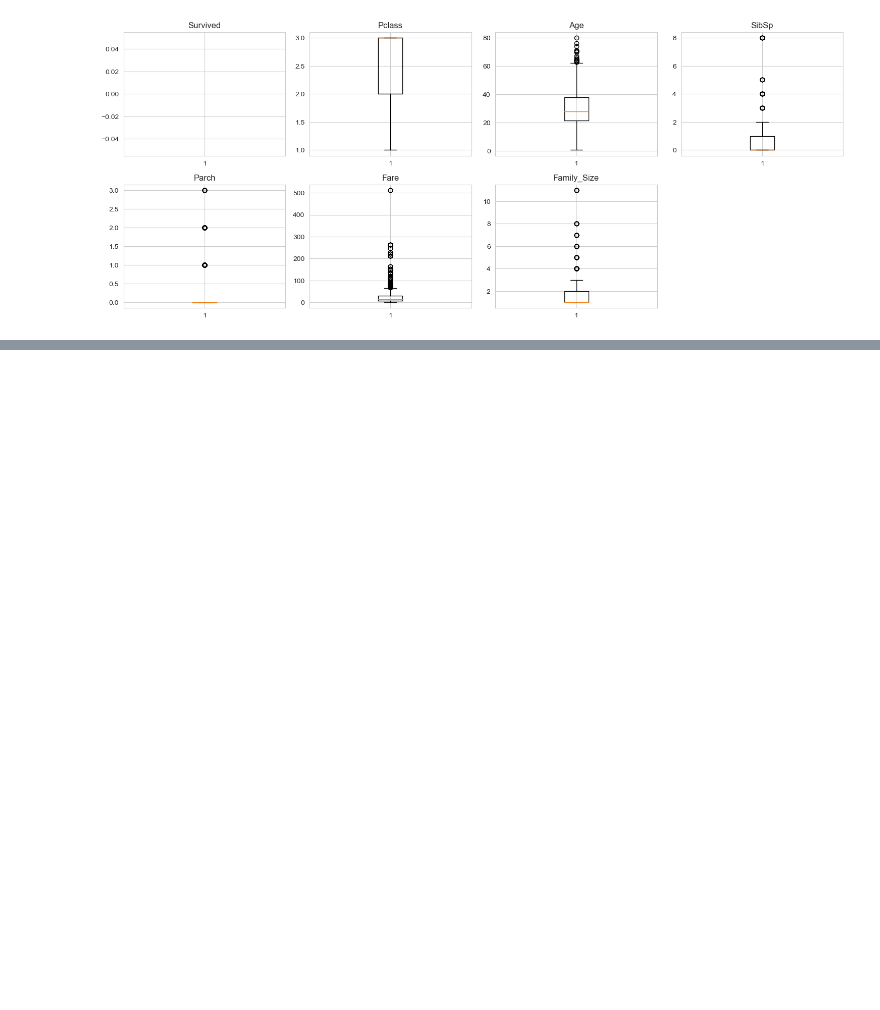
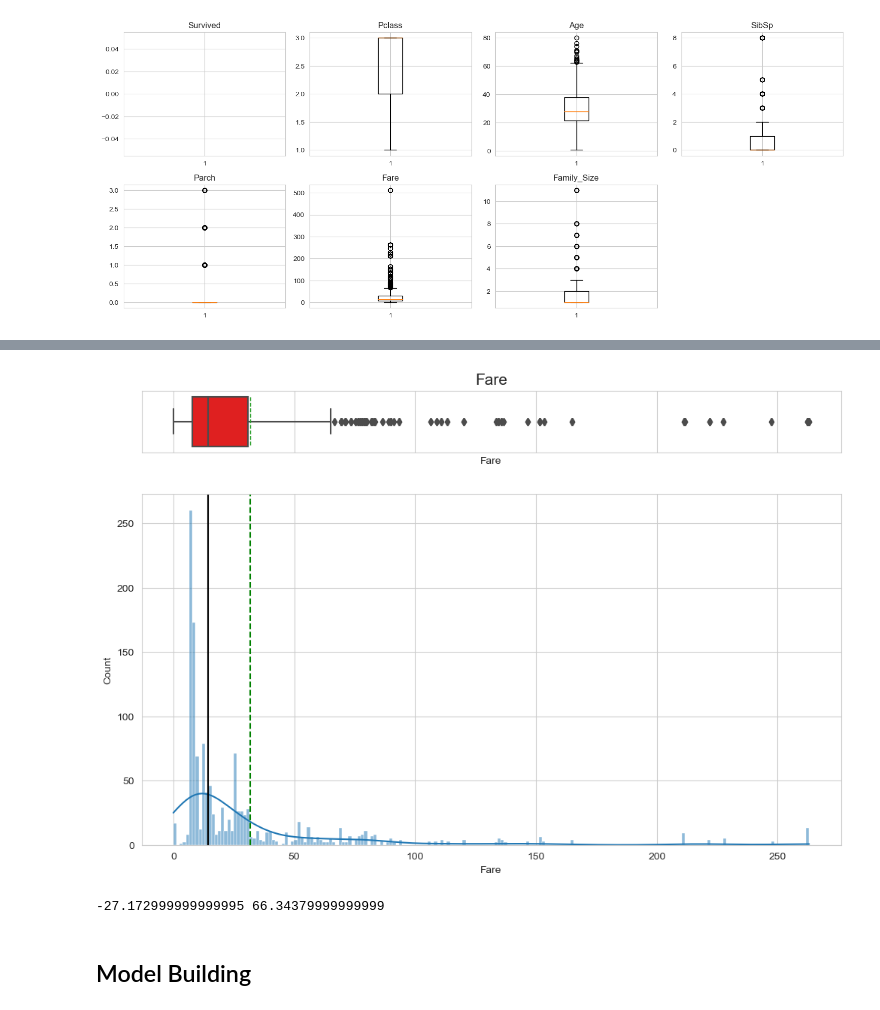
Before and after one commit to ArthurXia1031/Data_Science_Project, a Jupyter notebook: machine_learning/Supervised_Learning/Titanic/Titanic_ML.ipynb, the cells around one changed output, grey strips where cells are left out. Drawn from its saved outputs; the diff is of its cells as text; code cells hidden in the pictures; blank space fills up the shorter version.

```diff
--- a/machine_learning/Supervised_Learning/Titanic/Titanic_ML.ipynb
+++ b/machine_learning/Supervised_Learning/Titanic/Titanic_ML.ipynb
@@ -922,0 +941,20 @@ plt.show()
+# %%
+histogram_boxplot(full.loc[full['Fare'] < 500], 'Fare', kde=True, bins=200)
+# %% [output]
+[figure, added]
+# %%
+# We are going to set the IQR to 1.5, and remove the outliers
+
+Q1 = full.Fare.quantile(0.25)
+Q3 = full.Fare.quantile(0.75)
+
+IQR = Q3 - Q1
+
+lower_bound = Q1 - 1.5 * IQR
+upper_bound = Q3 + 1.5 * IQR
+
+print(lower_bound, upper_bound)
+# %% [output]
+-27.172999999999995 66.34379999999999
+# %% [markdown]
+## Model Building
```
Also changed, not shown: parts of 39 cells of this notebook.
